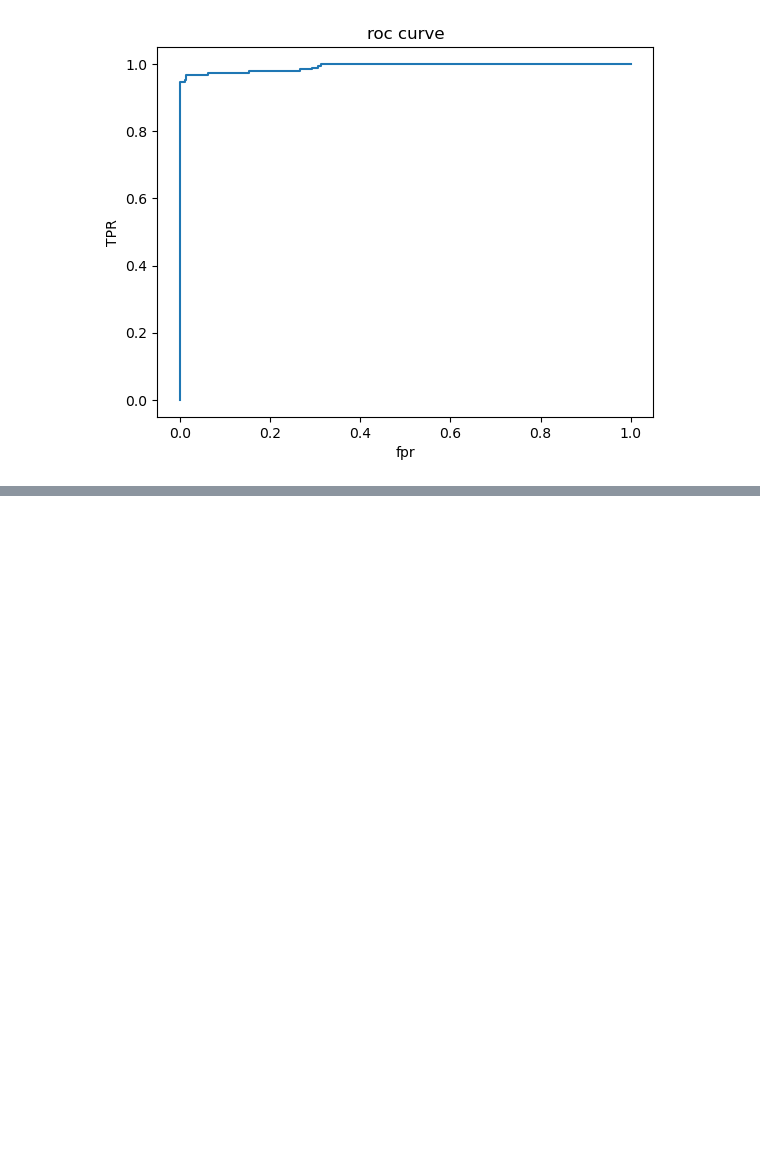
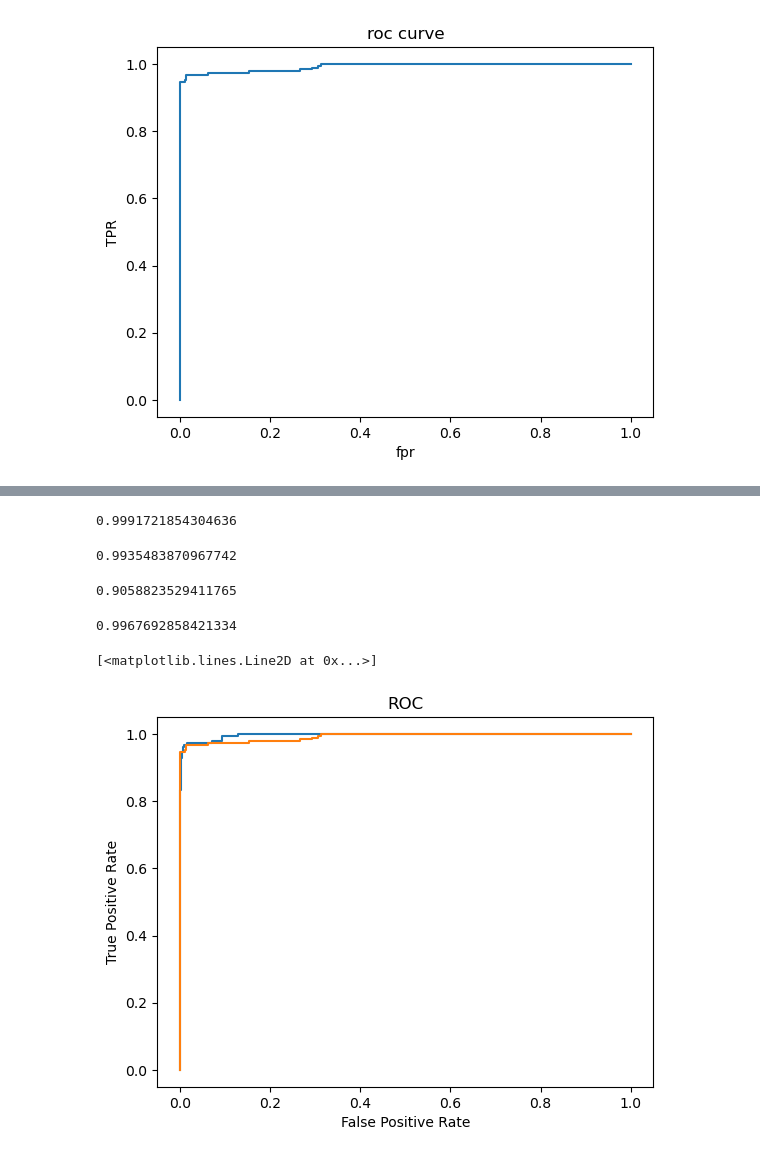
Before and after one commit to Milan1508/SMS-Spam-Ham-Classifier-Multinomial--and-Bernoulli-Naive-Baye, a Jupyter notebook: sbs.ipynb, the cells around one changed output, grey strips where cells are left out. Drawn from its saved outputs; the diff is of its cells as text; code cells hidden in the pictures; blank space fills up the shorter version.

Commit message:
bernaulli and multinomial

```diff
--- a/sbs.ipynb
+++ b/sbs.ipynb
@@ -236,0 +239,10 @@ plt.plot(fpr,tpr)
+# %%
+from sklearn.naive_bayes import BernoulliNB
+from sklearn import metrics
+bnb = BernoulliNB()
+bnb.fit(X_train_transformed, y_train)
+
+y_pred_class_bnb = bnb.predict(X_test_transformed)
+y_pred_prob_bnb = bnb.predict_proba(X_test_transformed)
+print("BernoulliNB      mutlinomial ")
+print(metrics.accuracy_score(y_test, y_pred_class_bnb), metrics.accuracy_score(y_test,y_pred_class))
@@ -236,0 +260,32 @@ plt.plot(fpr,tpr)
+# %%
+from imblearn.metrics import specificity_score
+specificity_score(y_test, y_pred_class_bnb)
+# %% [output]
+0.9991721854304636
+# %%
+import sklearn
+sklearn.metrics.precision_score(y_test, y_pred_class_bnb)
+# %% [output]
+0.9935483870967742
+# %%
+sklearn.metrics.f1_score(y_test, y_pred_class_bnb)
+# %% [output]
+0.9058823529411765
+# %%
+fpr_bnb, tpr_bnb, thresholds_bnb = roc_curve(y_test, y_pred_prob_bnb[:,1])
+roc_auc_bnb = auc(fpr_bnb,tpr_bnb)
+# %%
+print(roc_auc_bnb)
+# %% [output]
+0.9967692858421334
+# %%
+%matplotlib inline
+plt.ylabel('True Positive Rate')
+plt.xlabel('False Positive Rate')
+plt.title('ROC')
+plt.plot(fpr_bnb,tpr_bnb)
+plt.plot(fpr,tpr)
+# multinomial and bernaulli
+# %% [output]
+[<matplotlib.lines.Line2D at 0x...>]
+[figure, added]
```
Also changed, not shown: parts of 4 cells of this notebook.
